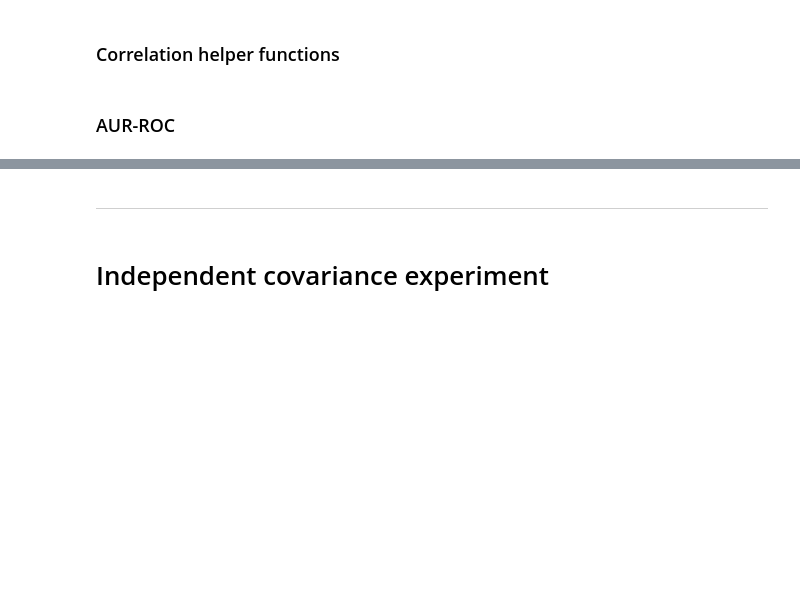
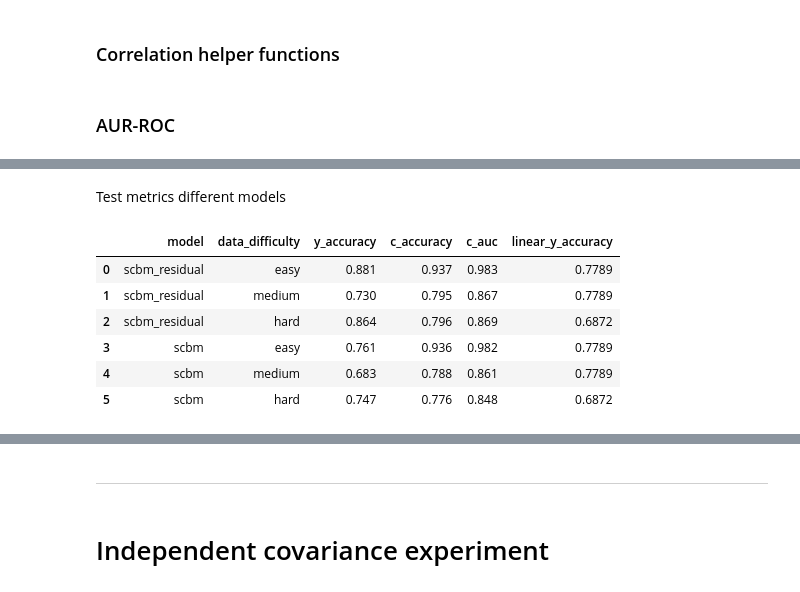
Before and after one commit to stephenmarcou/SCBM_implementation, a Jupyter notebook: residual_channel_analysis.ipynb, the cells around one changed output, grey strips where cells are left out. Saved outputs shown, nothing was run; the diff lists cells and outputs as text; code cells hidden in the pictures; blank space fills up the shorter version.

```diff
--- a/residual_channel_analysis.ipynb
+++ b/residual_channel_analysis.ipynb
@@ -198 +392,40 @@ def axis_aligned_recovery(df, residual_cols, hidden_cols):
+# %% [markdown]
+Test metrics different models
+# %%
+rows = []
+
+for model, model_path, data_difficulty in models:
+    if model == "scbm_residual":
+        root_model_dir = root_scbm_residual_dir
+    else:
+        root_model_dir = root_scbm_experiments_dir
+
+    full_model_path = os.path.join(root_model_dir, data_difficulty, model_path)
+
+    test_metrics_dict = test_metrics(model, model_path, data_difficulty)
+    linear_y_acc = get_metrics_dataset_linear_model(full_model_path, data_difficulty)
+
+    rows.append({
+        "model": model,
+        "data_difficulty": data_difficulty,
+        "y_accuracy": test_metrics_dict["y_accuracy"],
+        "c_accuracy": test_metrics_dict["c_accuracy"],
+        "c_auc": test_metrics_dict["c_auc"],
+        "linear_y_accuracy": linear_y_acc,
+    })
+
+    linear_y_acc = get_metrics_dataset_linear_model(full_model_path, data_difficulty)
+
+
+df_test_metrics = pd.DataFrame(rows, columns=["model", "data_difficulty", "y_accuracy", "c_accuracy", "c_auc", "linear_y_accuracy"])
+
+df_test_metrics.head(10)
+# %% [output]
+|  | model | data_difficulty | y_accuracy | c_accuracy | c_auc | linear_y_accuracy |
+| 0 | scbm_residual | easy | 0.881 | 0.937 | 0.983 | 0.7789 |
+| 1 | scbm_residual | medium | 0.730 | 0.795 | 0.867 | 0.7789 |
+| 2 | scbm_residual | hard | 0.864 | 0.796 | 0.869 | 0.6872 |
+| 3 | scbm | easy | 0.761 | 0.936 | 0.982 | 0.7789 |
+| 4 | scbm | medium | 0.683 | 0.788 | 0.861 | 0.7789 |
+| 5 | scbm | hard | 0.747 | 0.776 | 0.848 | 0.6872 |
 # %%
```
Also changed, not shown: parts of 10 cells of this notebook, 8 other files.
